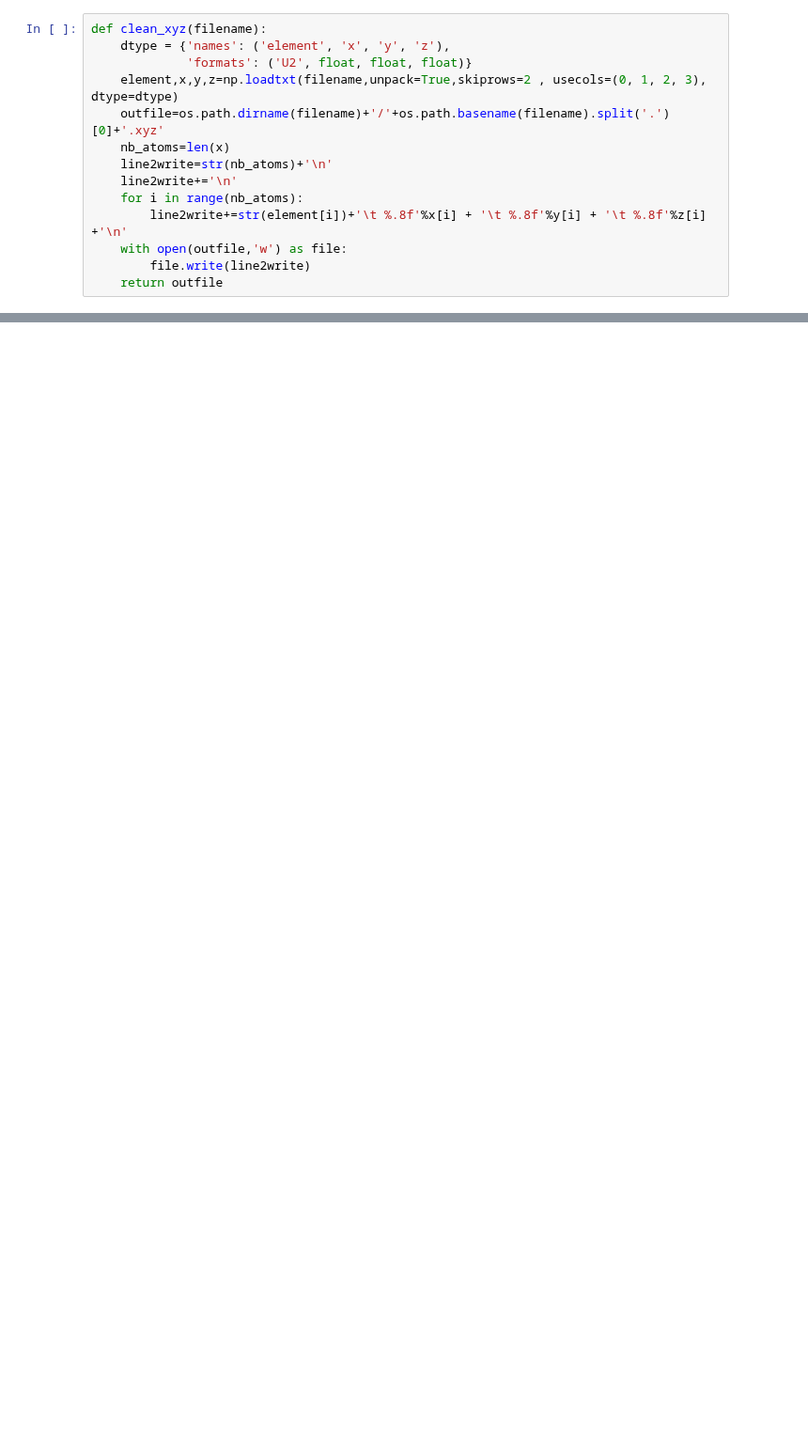
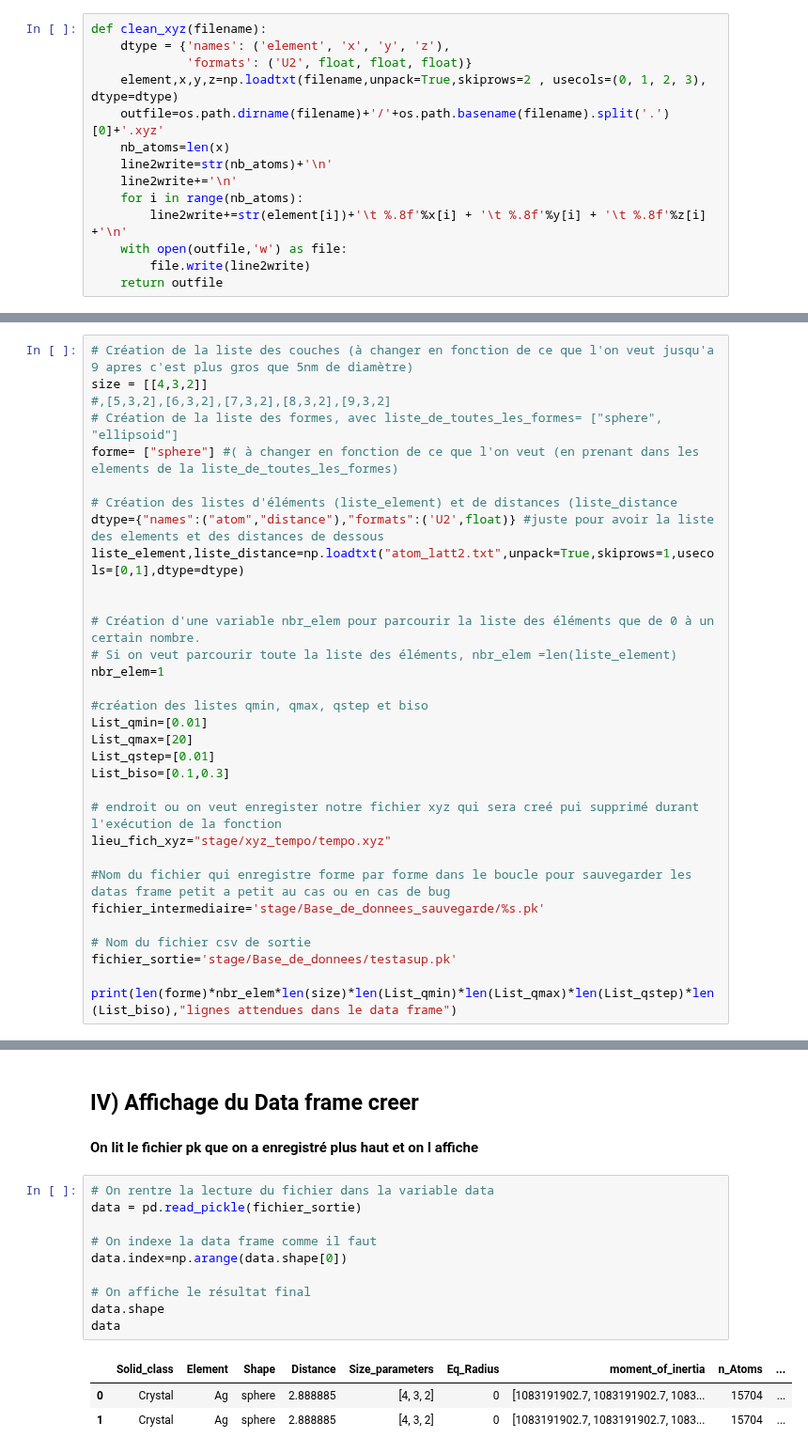
Before and after one commit to scayez/Projet_SAXS_WAXS_IA, a Jupyter notebook: script_shape_crystal.ipynb, the cells around one changed output, grey strips where cells are left out. Shown at 94% size. Cells and saved outputs as stored; diff of their text form; blank space fills up the shorter version.

```diff
--- a/script_shape_crystal.ipynb
+++ b/script_shape_crystal.ipynb
@@ -166,0 +256,32 @@ Duration : 00:00:00 098ms
+# %%
+# Création de la liste des couches (à changer en fonction de ce que l'on veut jusqu'a 9 apres c'est plus gros que 5nm de diamètre)
+size = [[4,3,2]]
+#,[5,3,2],[6,3,2],[7,3,2],[8,3,2],[9,3,2]
+# Création de la liste des formes, avec liste_de_toutes_les_formes= ["sphere", "ellipsoid"]
+forme= ["sphere"] #( à changer en fonction de ce que l'on veut (en prenant dans les elements de la liste_de_toutes_les_formes)
+
+# Création des listes d'éléments (liste_element) et de distances (liste_distance
+dtype={"names":("atom","distance"),"formats":('U2',float)} #juste pour avoir la liste des elements et des distances de dessous
+liste_element,liste_distance=np.loadtxt("atom_latt2.txt",unpack=True,skiprows=1,usecols=[0,1],dtype=dtype)
+
+
+# Création d'une variable nbr_elem pour parcourir la liste des éléments que de 0 à un certain nombre.
+# Si on veut parcourir toute la liste des éléments, nbr_elem =len(liste_element)
+nbr_elem=1
+
+#création des listes qmin, qmax, qstep et biso
+List_qmin=[0.01]
+List_qmax=[20]
+List_qstep=[0.01]
+List_biso=[0.1,0.3]
+
+# endroit ou on veut enregister notre fichier xyz qui sera creé pui supprimé durant l'exécution de la fonction
+lieu_fich_xyz="stage/xyz_tempo/tempo.xyz"
+
+#Nom du fichier qui enregistre forme par forme dans le boucle pour sauvegarder les datas frame petit a petit au cas ou en cas de bug
+fichier_intermediaire='stage/Base_de_donnees_sauvegarde/%s.pk'
+
+# Nom du fichier csv de sortie
+fichier_sortie='stage/Base_de_donnees/testasup.pk'
+
+print(len(forme)*nbr_elem*len(size)*len(List_qmin)*len(List_qmax)*len(List_qstep)*len(List_biso),"lignes attendues dans le data frame")
@@ -166,0 +314,18 @@ Duration : 00:00:00 098ms
+# %% [markdown]
+## IV) Affichage du Data frame creer
+# %% [markdown]
+**On lit le fichier pk que on a enregistré plus haut et on l affiche**
+# %%
+# On rentre la lecture du fichier dans la variable data
+data = pd.read_pickle(fichier_sortie)
+
+# On indexe la data frame comme il faut
+data.index=np.arange(data.shape[0])
+
+# On affiche le résultat final
+data.shape
+data
+# %% [output]
+|  | Solid_class | Element | Shape | Distance | Size_parameters | Eq_Radius | moment_of_inertia | n_Atoms | ... |
+| 0 | Crystal | Ag | sphere | 2.888885 | [4, 3, 2] | 0 | [1083191902.7, 1083191902.7, 1083... | 15704 | ... |
+| 1 | Crystal | Ag | sphere | 2.888885 | [4, 3, 2] | 0 | [1083191902.7, 1083191902.7, 1083... | 15704 | ... |
```
Also changed, not shown: parts of 31 cells of this notebook.
